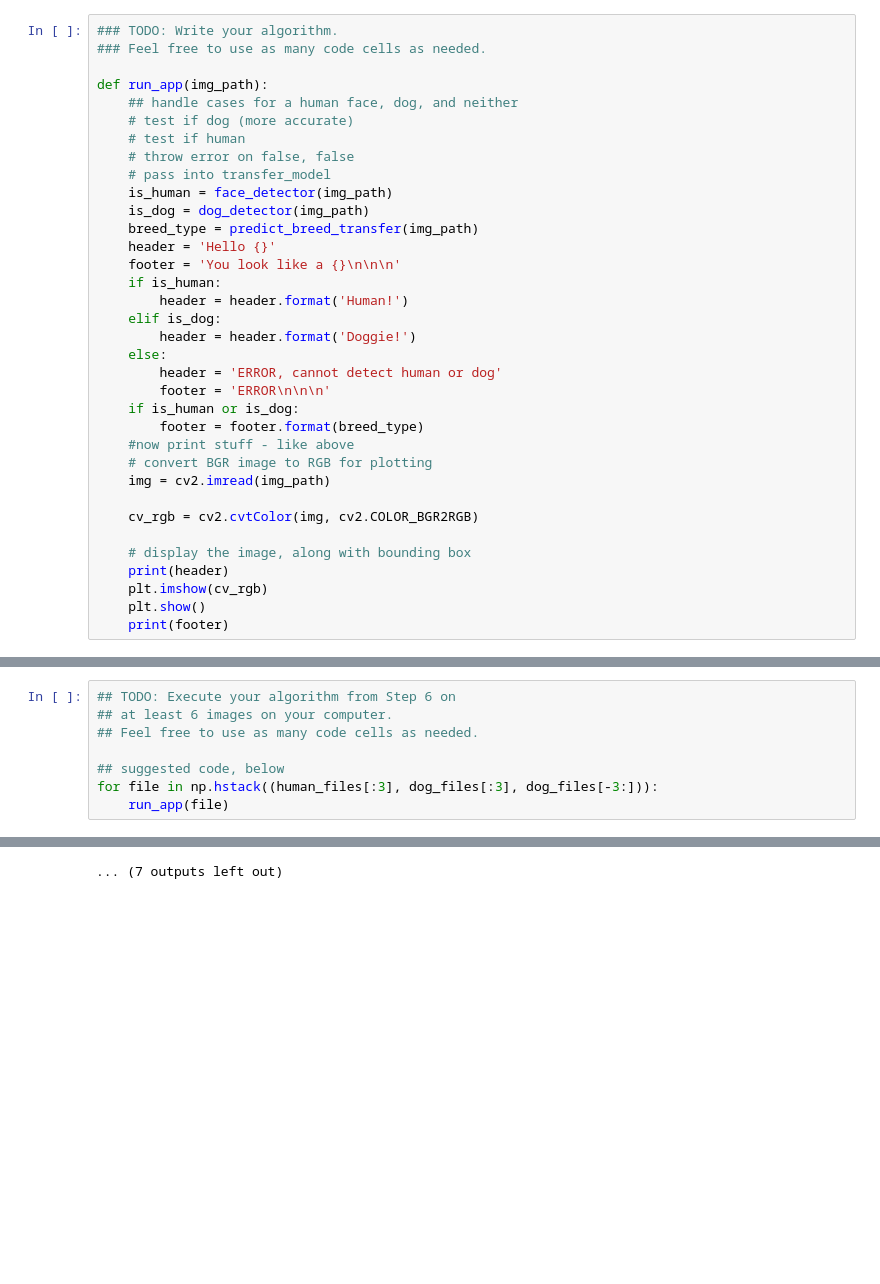
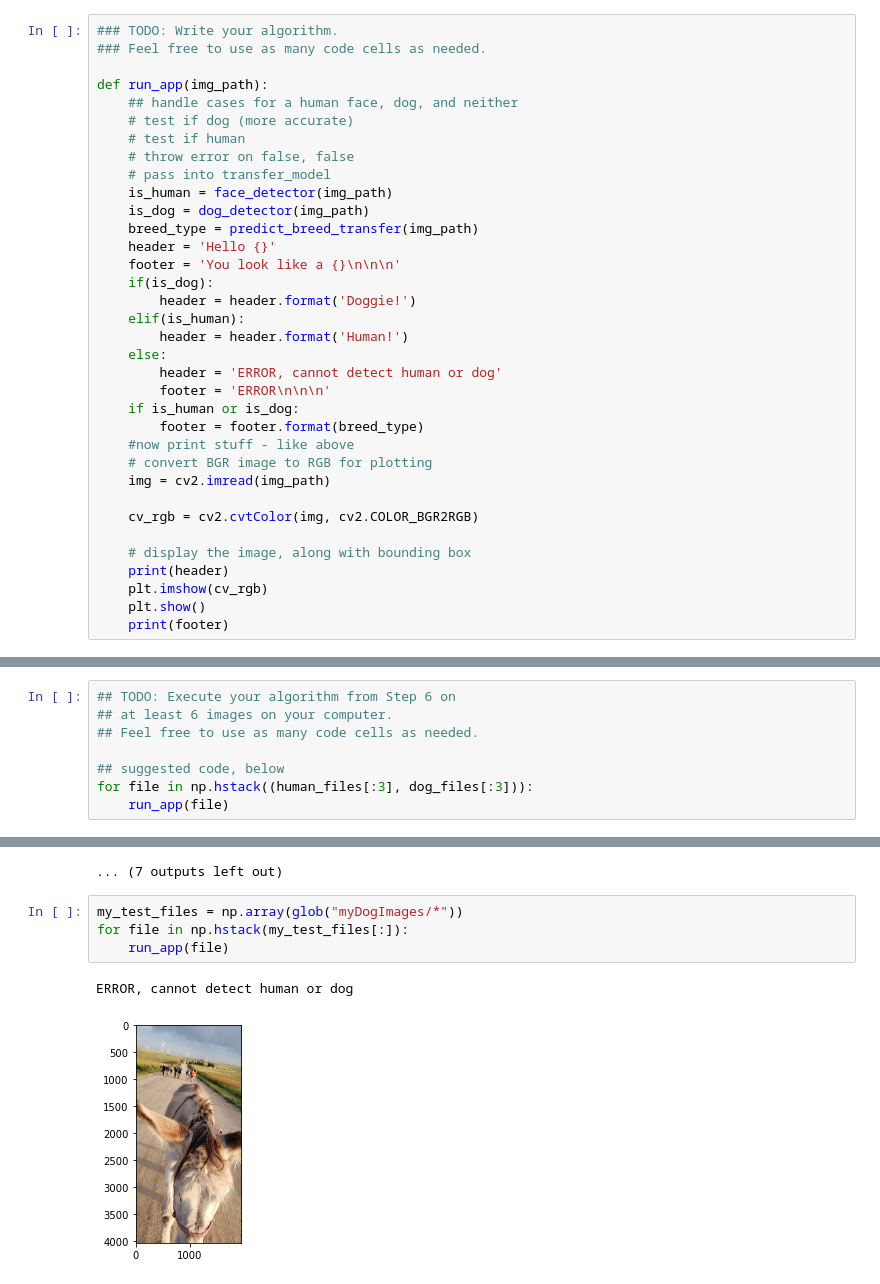
Before and after one commit to amcumber/udacity-dog-classification, a Jupyter notebook: dog_app.ipynb, the cells around one changed output, grey strips where cells are left out. Drawn from its saved outputs; the diff is of its cells as text; blank space fills up the shorter version.

```diff
--- a/dog_app.ipynb
+++ b/dog_app.ipynb
@@ -1014,10 +999,10 @@ def run_app(img_path):
     breed_type = predict_breed_transfer(img_path)
     header = 'Hello {}'
     footer = 'You look like a {}\n\n\n'
-    if is_human:
+    if(is_dog):
+        header = header.format('Doggie!')
+    elif(is_human):
         header = header.format('Human!')
-    elif is_dog:
-        header = header.format('Doggie!')
     else:
         header = 'ERROR, cannot detect human or dog'
         footer = 'ERROR\n\n\n'
@@ -1069,7 +1054,7 @@ human. (e.g. torso, shoulders, etc) may proivde helpful additional features.
 ## Feel free to use as many code cells as needed.
 
 ## suggested code, below
-for file in np.hstack((human_files[:3], dog_files[:3], dog_files[-3:])):
+for file in np.hstack((human_files[:3], dog_files[:3])):
     run_app(file)
 # %% [output]
 Hello Human!
@@ -1105,3 +1090,10 @@ You look like a Affenpinscher
 Hello Doggie!
 [figure]
 ... (7 outputs left out)
+# %%
+my_test_files = np.array(glob("myDogImages/*"))
+for file in np.hstack(my_test_files[:]):
+    run_app(file)
+# %% [output]
+ERROR, cannot detect human or dog
+[figure, added]
```
Also changed, not shown: parts of 4 cells of this notebook, 9 other files.
